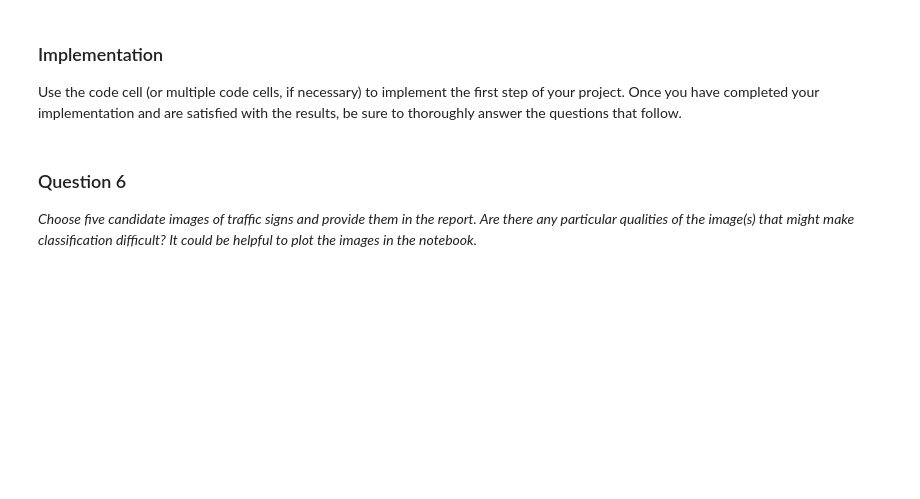
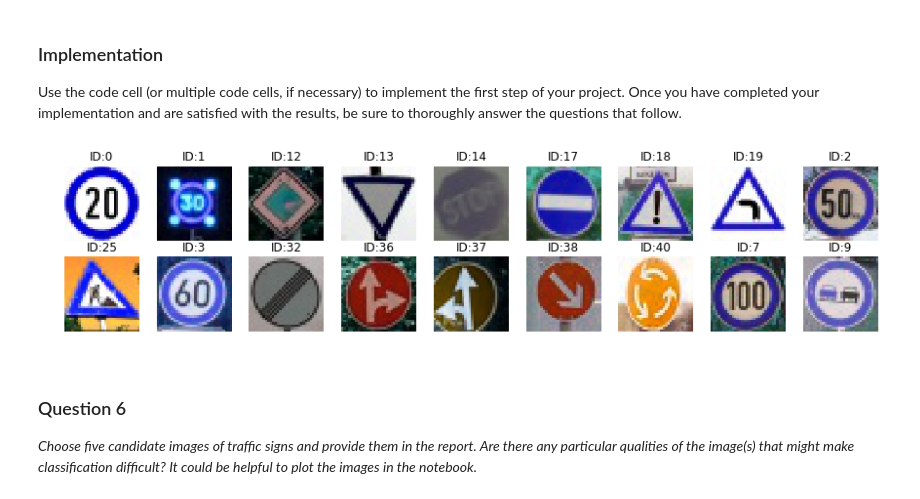
Before and after one commit to emoffee/UdacitySignClassifier, a Jupyter notebook: Traffic_Sign_Classifier.ipynb, the cells around one changed output. Saved outputs shown, nothing was run; the diff lists cells and outputs as text; code cells hidden in the pictures; blank space fills up the shorter version.

```diff
--- a/Traffic_Sign_Classifier.ipynb
+++ b/Traffic_Sign_Classifier.ipynb
@@ -330,3 +443,34 @@ Use the code cell (or multiple code cells, if necessary) to implement the first
+# %%
+### Load the images and plot them here.
+### Feel free to use as many code cells as needed.
+
+#reading in an image
+import glob,os
+import cv2
+import matplotlib.image as mpimg
+import numpy as np
+
+my_images = []
+correct_val=[]
+
+for i, img in enumerate(glob.glob('./new_signs/*.jpg')):
+    nameid=int(os.path.splitext(os.path.basename(img))[0])
+    correct_val.append(nameid)
+    image = cv2.imread(img,0)
+    imgshow = cv2.imread(img,-1)
+    plt.subplot(9, 9, i+1)
+    plt.imshow(imgshow)
+    plt.title("ID:"+str(nameid))
+    plt.axis('off')
+    clahe = cv2.createCLAHE(clipLimit=2.0, tileGridSize=(4,4))
+    equ = clahe.apply(image)
+    my_images.append(equ)
+
+fig = plt.gcf()
+fig.set_size_inches(15, 15)
+plt.show()
+# %% [output]
+[figure, added]
 # %% [markdown]
 ### Question 6
 
```
Also changed, not shown: parts of 23 cells of this notebook, 25 other files.
